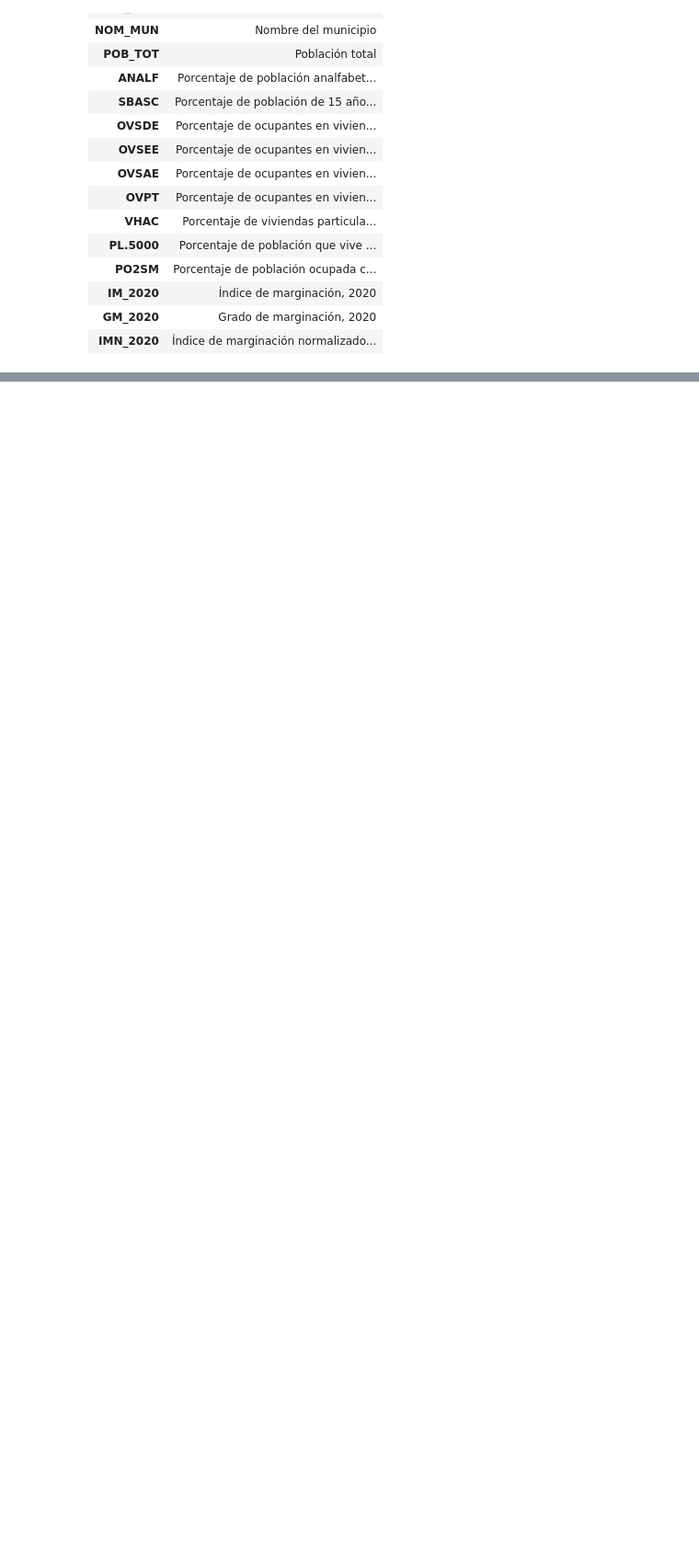
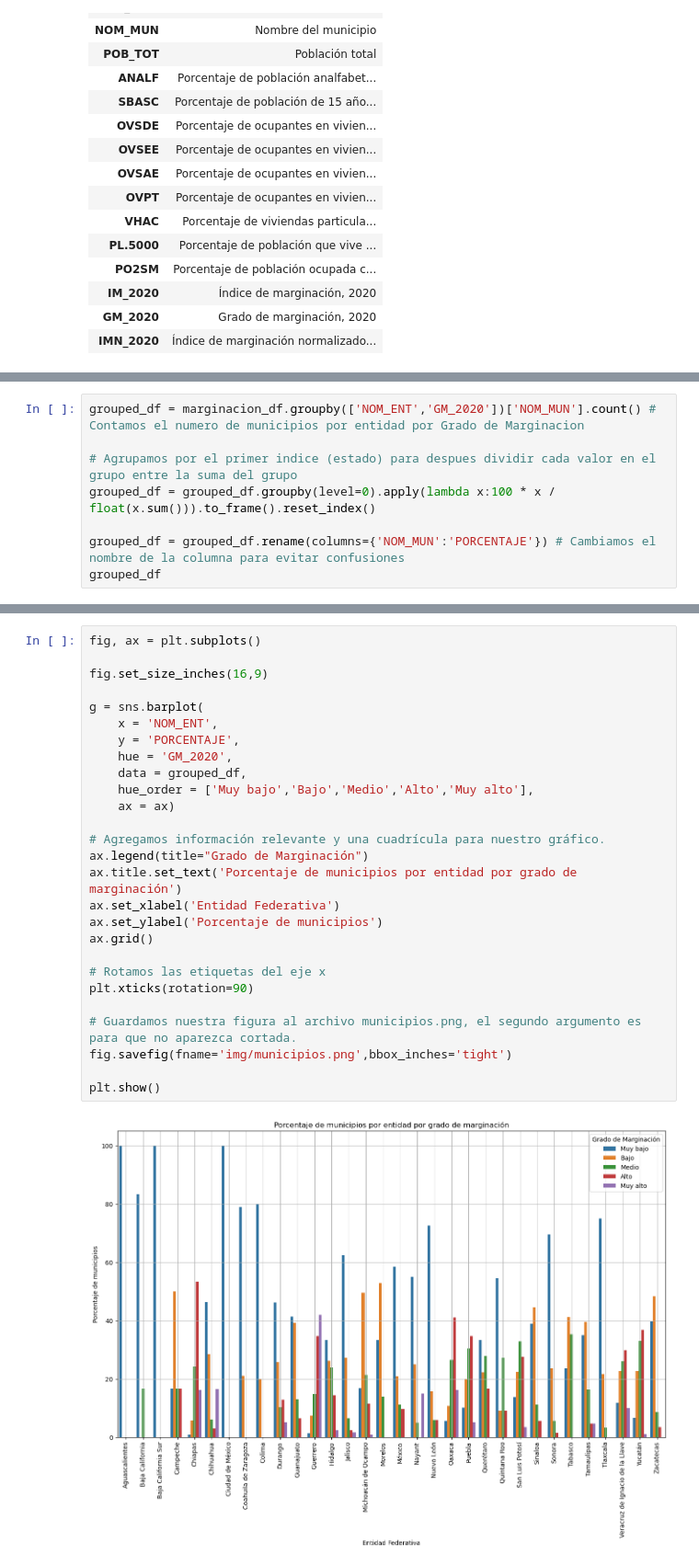
Before and after one commit to jmartingv/proyecto-programacion-mcd, a Jupyter notebook: proyecto.ipynb, the cells around one changed output, grey strips where cells are left out. Shown: that part at 92% size. Cells and saved outputs as stored; diff of their text form; blank space fills up the shorter version.

Commit message:
adds first graph and img

```diff
--- a/proyecto.ipynb
+++ b/proyecto.ipynb
@@ -89,0 +126,8 @@ data_dict
+# %%
+grouped_df = marginacion_df.groupby(['NOM_ENT','GM_2020'])['NOM_MUN'].count() # Contamos el numero de municipios por entidad por Grado de Marginacion
+
+# Agrupamos por el primer indice (estado) para despues dividir cada valor en el grupo entre la suma del grupo
+grouped_df = grouped_df.groupby(level=0).apply(lambda x:100 * x / float(x.sum())).to_frame().reset_index()
+
+grouped_df = grouped_df.rename(columns={'NOM_MUN':'PORCENTAJE'}) # Cambiamos el nombre de la columna para evitar confusiones
+grouped_df
@@ -89,0 +158,29 @@ data_dict
+# %%
+fig, ax = plt.subplots()
+
+fig.set_size_inches(16,9)
+
+g = sns.barplot(
+    x = 'NOM_ENT',
+    y = 'PORCENTAJE',
+    hue = 'GM_2020',
+    data = grouped_df,
+    hue_order = ['Muy bajo','Bajo','Medio','Alto','Muy alto'],
+    ax = ax)
+
+# Agregamos información relevante y una cuadrícula para nuestro gráfico.
+ax.legend(title="Grado de Marginación")
+ax.title.set_text('Porcentaje de municipios por entidad por grado de marginación')
+ax.set_xlabel('Entidad Federativa')
+ax.set_ylabel('Porcentaje de municipios')
+ax.grid()
+
+# Rotamos las etiquetas del eje x
+plt.xticks(rotation=90)
+
+# Guardamos nuestra figura al archivo municipios.png, el segundo argumento es para que no aparezca cortada.
+fig.savefig(fname='img/municipios.png',bbox_inches='tight')
+
+plt.show()
+# %% [output]
+[figure, added]
```
Also changed, not shown: parts of 8 cells of this notebook, 1 other file.
